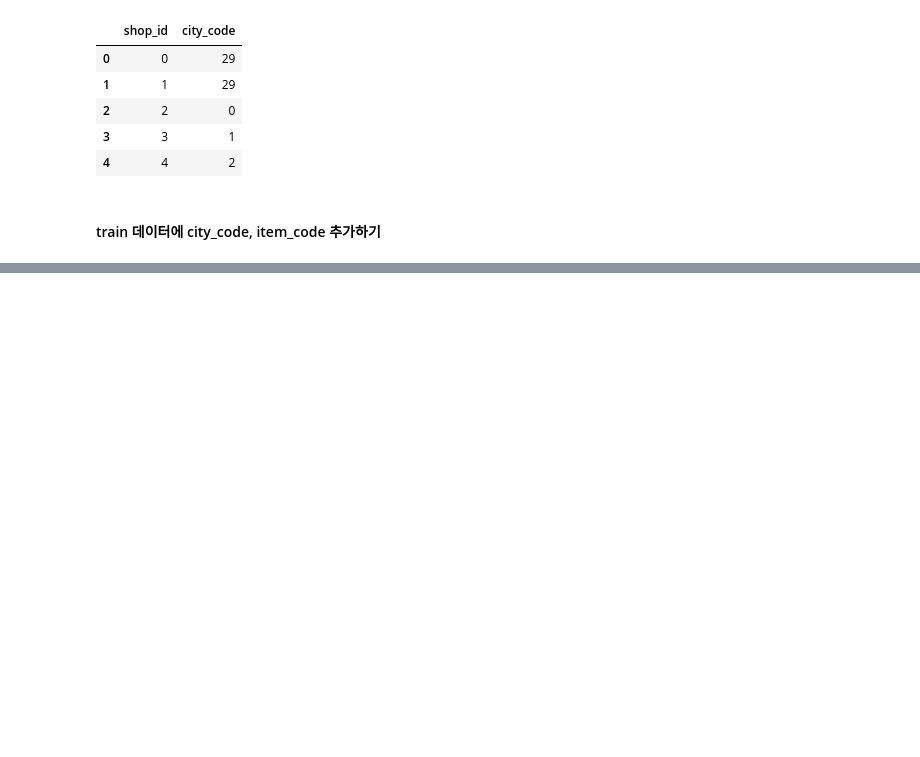
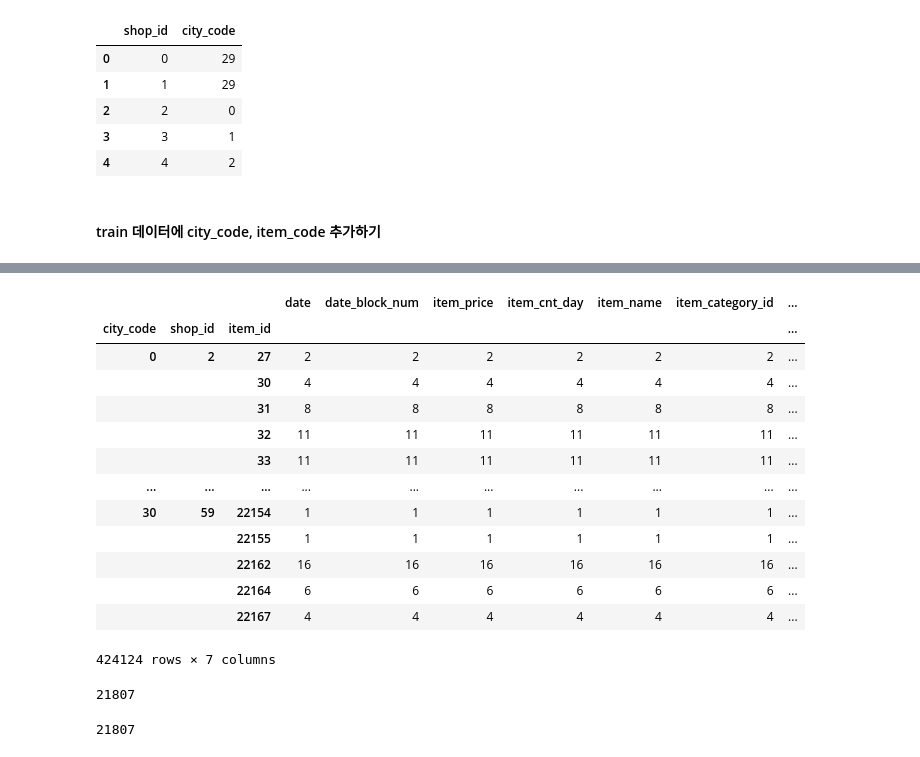
Before and after one commit to AIFFEL-kaggle/predict_future_sales, a Jupyter notebook: predict_future_sales.ipynb, the cells around one changed output, grey strips where cells are left out. Drawn from its saved outputs; the diff is of its cells as text; code cells hidden in the pictures; blank space fills up the shorter version.

```diff
--- a/predict_future_sales.ipynb
+++ b/predict_future_sales.ipynb
@@ -380,0 +453,25 @@ merged_df
+# %%
+merged_df.groupby(['city_code','shop_id','item_id']).count()
+# %% [output]
+|  |  |  | date | date_block_num | item_price | item_cnt_day | item_name | item_category_id | ... |
+| city_code | shop_id | item_id |  |  |  |  |  |  | ... |
+| 0 | 2 | 27 | 2 | 2 | 2 | 2 | 2 | 2 | ... |
+|  |  | 30 | 4 | 4 | 4 | 4 | 4 | 4 | ... |
+|  |  | 31 | 8 | 8 | 8 | 8 | 8 | 8 | ... |
+|  |  | 32 | 11 | 11 | 11 | 11 | 11 | 11 | ... |
+|  |  | 33 | 11 | 11 | 11 | 11 | 11 | 11 | ... |
+| ... | ... | ... | ... | ... | ... | ... | ... | ... | ... |
+| 30 | 59 | 22154 | 1 | 1 | 1 | 1 | 1 | 1 | ... |
+|  |  | 22155 | 1 | 1 | 1 | 1 | 1 | 1 | ... |
+|  |  | 22162 | 16 | 16 | 16 | 16 | 16 | 16 | ... |
+|  |  | 22164 | 6 | 6 | 6 | 6 | 6 | 6 | ... |
+|  |  | 22167 | 4 | 4 | 4 | 4 | 4 | 4 | ... |
+424124 rows × 7 columns
+# %%
+merged_df.item_id.nunique()
+# %% [output]
+21807
+# %%
+merged_df.item_name.nunique()
+# %% [output]
+21807
```
Also changed, not shown: parts of 14 cells of this notebook.
